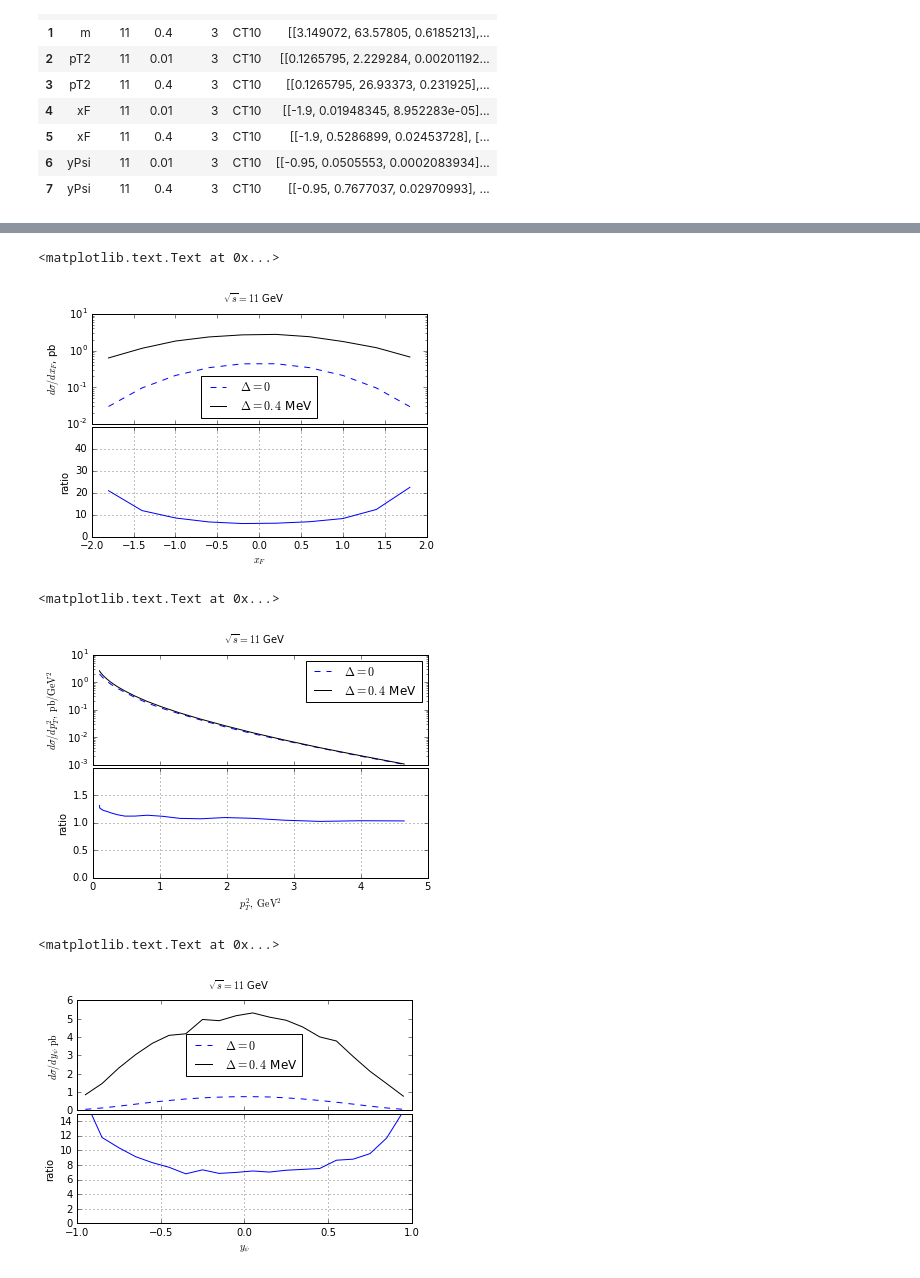
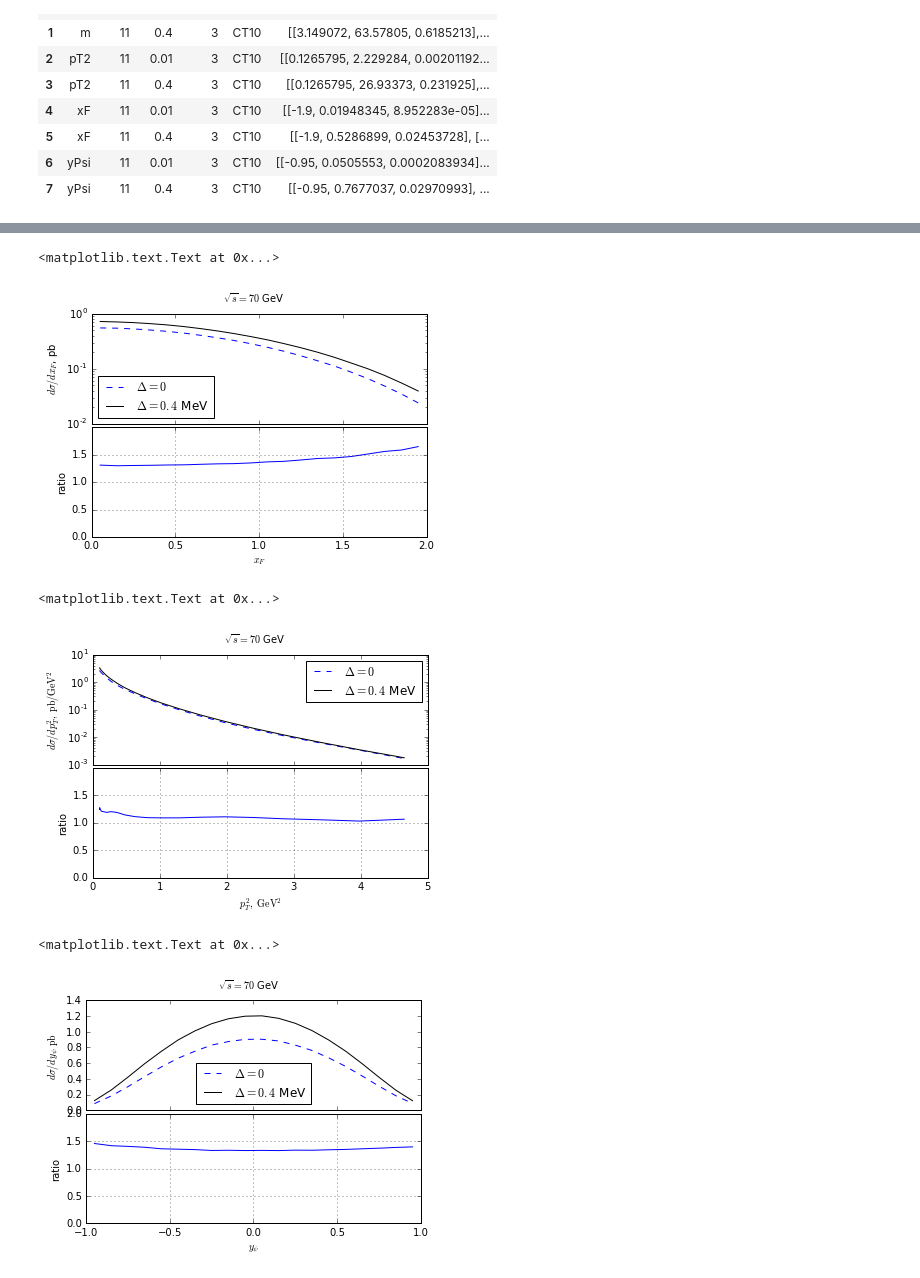
Before and after one commit to alexey-luchinsky/directpsi, a Jupyter notebook: figures/figures.ipynb, the cells around one changed output, grey strips where cells are left out. Saved outputs shown, nothing was run; the diff lists cells and outputs as text; code cells hidden in the pictures.

Commit message:
U70 histograms

```diff
--- a/figures/figures.ipynb
+++ b/figures/figures.ipynb
@@ -98,7 +98,8 @@ data
 | 6 | yPsi | 11 | 0.01 | 3 | CT10 | [[-0.95, 0.0505553, 0.0002083934]... |
 | 7 | yPsi | 11 | 0.4 | 3 | CT10 | [[-0.95, 0.7677037, 0.02970993], ... |
 # %%
-load_all_data(data,'../build/B/')
+data=create_data()
+load_all_data(data,'../build/U70/')
 data
 # %% [output]
 |  | var | ecm | delta | alpha | pdf | data |
@@ -159,6 +152,6 @@ plt.suptitle(r'$E_{beam}=%2.0f$ GeV'%ecm)
 # %%
 var='xF'
-ecm=11
+ecm=70
 pdf='CT10'
 tab001=get_xy_data(data,{'var':var,'ecm':ecm,'pdf':pdf,'delta':0.01})
 tab04=get_xy_data(data,{'var':var,'ecm':ecm,'pdf':pdf,'delta':0.4})
@@ -166,15 +159,15 @@ f,(ax1,ax2)=plot_with_rarios(tab001,tab04)
 ax1.set_ylabel(get_y_label(var))
 ax2.set_xlabel(get_x_label(var))
 ax1.set_yscale('log')
-ax2.set_ylim([0,50])
-ax2.set_yticks([0,10,20,30,40])
+#ax2.set_ylim([0,50])
+#ax2.set_yticks([0,10,20,30,40])
 plt.suptitle(r'$\sqrt{s}=%2.0f$ GeV'%ecm)
 # %% [output]
 <matplotlib.text.Text at 0x...>
-[figure, old version]
+[figure, new version]
 # %%
 var='pT2'
-ecm=11
+ecm=70
 pdf='CT10'
 tab001=get_xy_data(data,{'var':var,'ecm':ecm,'pdf':pdf,'delta':0.01})
 tab04=get_xy_data(data,{'var':var,'ecm':ecm,'pdf':pdf,'delta':0.4})
@@ -185,21 +178,21 @@ ax1.set_yscale('log')
 plt.suptitle(r'$\sqrt{s}=%2.0f$ GeV'%ecm)
 # %% [output]
 <matplotlib.text.Text at 0x...>
-[figure, old version]
+[figure, new version]
 # %%
 var='yPsi'
-ecm=11
+ecm=70
 pdf='CT10'
 tab001=get_xy_data(data,{'var':var,'ecm':ecm,'pdf':pdf,'delta':0.01})
 tab04=get_xy_data(data,{'var':var,'ecm':ecm,'pdf':pdf,'delta':0.4})
 f,(ax1,ax2)=plot_with_rarios(tab001,tab04)
 ax1.set_ylabel(get_y_label(var))
 ax2.set_xlabel(get_x_label(var))
 #ax1.set_yscale('log')
-ax2.set_ylim([0,15])
-ax2.set_yticks([0,5,10])
+#ax2.set_ylim([0,15])
+#ax2.set_yticks([0,5,10])
 ax2.set_yscale('linear')
 plt.suptitle(r'$\sqrt{s}=%2.0f$ GeV'%ecm)
 # %% [output]
 <matplotlib.text.Text at 0x...>
-[figure, old version]
+[figure, new version]
```
Also changed, not shown: parts of 3 cells of this notebook, 5 other files.
